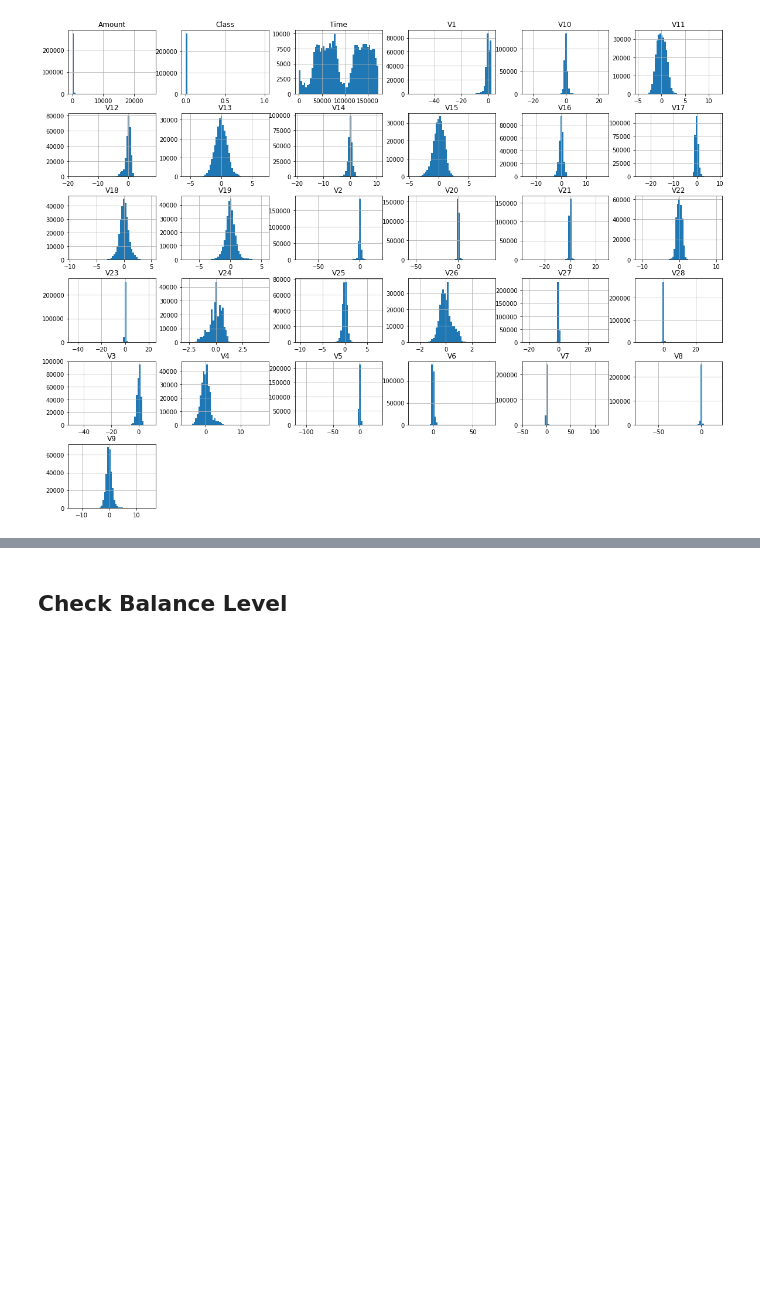
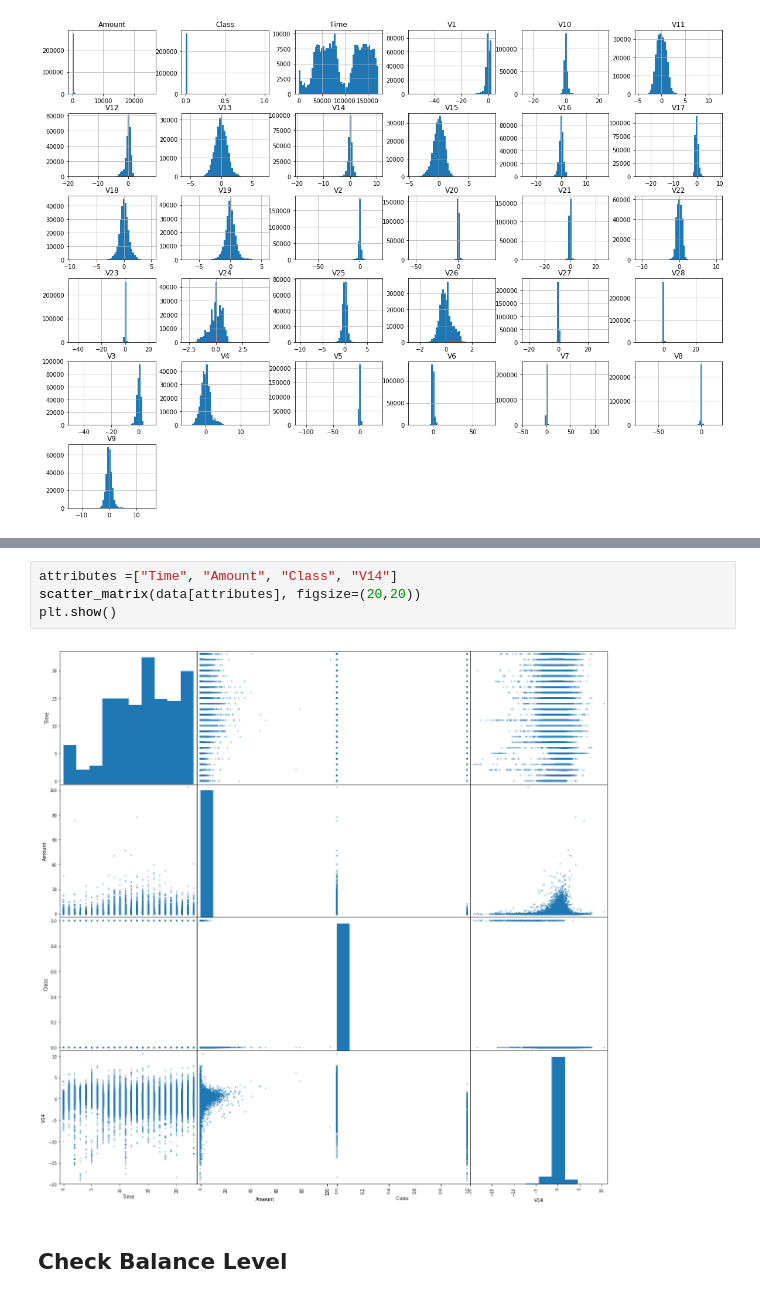
Before and after one commit to JacopoMangiavacchi/AutoEncoderForAnomalyDetection, a Jupyter notebook: classification_smote_upsampling.ipynb, the cells around one changed output, grey strips where cells are left out. Drawn from its saved outputs; the diff is of its cells as text; blank space fills up the shorter version.

```diff
--- a/classification_smote_upsampling.ipynb
+++ b/classification_smote_upsampling.ipynb
@@ -98,3 +112,9 @@ plt.show()
+# %%
+attributes =["Time", "Amount", "Class", "V14"]
+scatter_matrix(data[attributes], figsize=(20,20))
+plt.show()
+# %% [output]
+[figure, added]
 # %% [markdown]
 ## Check Balance Level
 # %%
```
Also changed, not shown: parts of 15 cells of this notebook, 1 other file.
